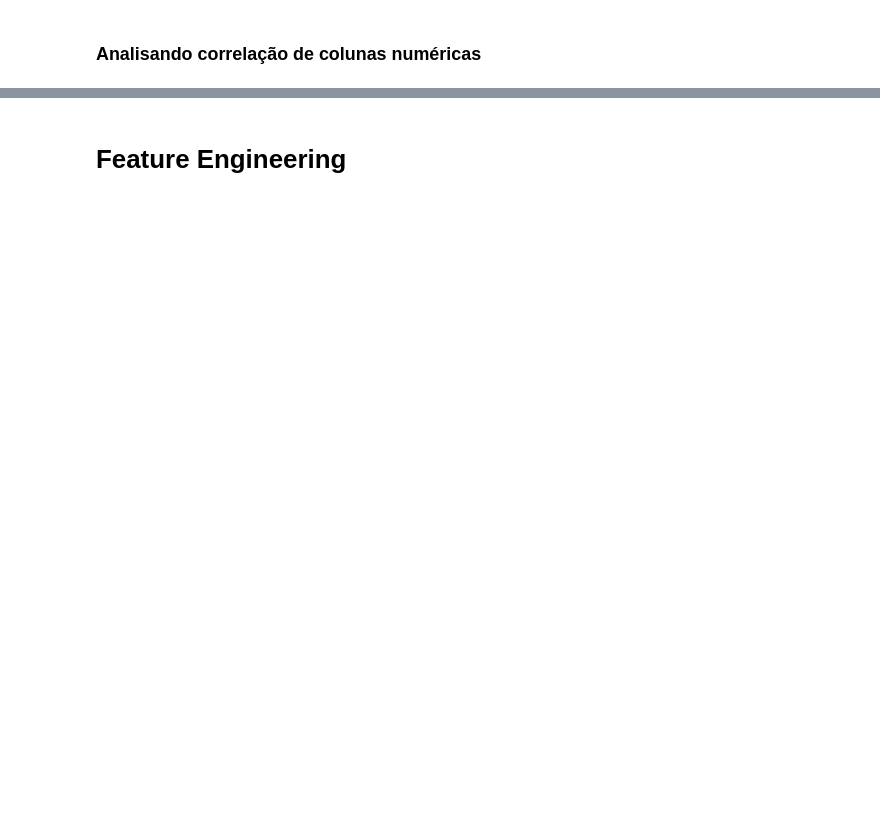
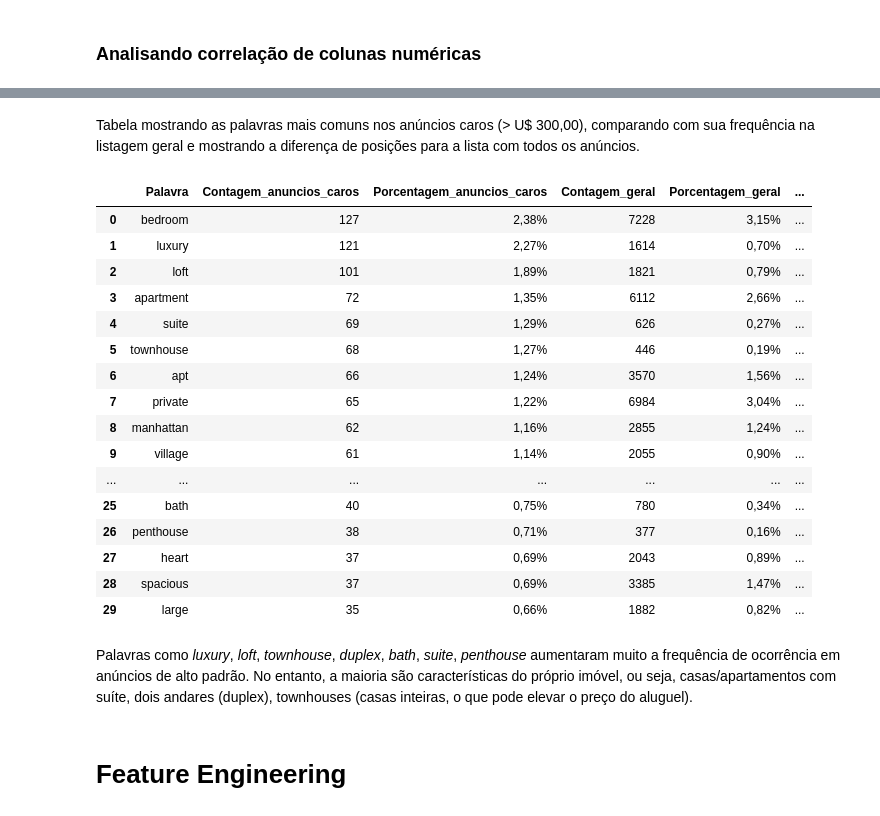
Before and after one commit to sch-paulo/LH_CD_PAULO, a Jupyter notebook: desafio.ipynb, the cells around one changed output, grey strips where cells are left out. Cells and saved outputs as stored; diff of their text form; code cells hidden in the pictures; blank space fills up the shorter version.

```diff
--- a/desafio.ipynb
+++ b/desafio.ipynb
@@ -780,0 +607,18 @@ display(tabela_diferenca.sort_values(by='diferenca_para_lista1', ascending=False
+# %%
+# Contando palavras nos anúncios caros (preço > U$ 300,00)
+anuncios_caros = pd.DataFrame(df2).query('price > 500')
+
+palavras_caras = (
+    anuncios_caros['nome'].dropna().astype(str).str.lower().str.replace(r'[^\w\s]', '')
+    .str.split().explode().loc[lambda x: ~x.isin(stop_words)]
+)
+palavras_caras_filtradas = palavras_caras[palavras_caras.str.len() > 2]
+
+contagem_palavras_caras = palavras_caras_filtradas.value_counts()
+
+percentual_palavras_caras = (
+    round(contagem_palavras_caras / len(palavras_caras_filtradas) * 100, 2)
+    .apply(lambda x: '{:.2f}%'.format(x)).str.replace('.', ',')
+)
+
+palavras_caras_ordenadas = contagem_palavras_caras.sort_values(ascending=False)
@@ -781,3 +674,43 @@ display(tabela_diferenca.sort_values(by='diferenca_para_lista1', ascending=False
+# %% [markdown]
+Tabela mostrando as palavras mais comuns nos anúncios caros (> U$ 300,00), comparando com sua frequência na listagem geral e mostrando a diferença de posições para a lista com todos os anúncios.
+# %%
+# Criando o dataframe com as informações
+tabela_combinada = pd.DataFrame({
+    'Palavra': contagem_palavras_caras.index,
+    'Contagem_anuncios_caros': contagem_palavras_caras.values,
+    'Porcentagem_anuncios_caros': percentual_palavras_caras.values,
+    'Contagem_geral': contagem_palavras.reindex(contagem_palavras_caras.index, fill_value=0).values,
+    'Porcentagem_geral': percentual_palavras.reindex(contagem_palavras_caras.index, fill_value='0,00%').values,
+
+})
+
+# Remover strings com comprimento menor do que 2
+tabela_combinada = tabela_combinada[tabela_combinada['Palavra'].str.len() > 2]
+
+# Juntar a tabela com a diferença no ranqueamento da lista de palavras caras para a lista geral
+tabela_final = pd.merge(tabela_combinada, tabela_diferenca[['Palavra', 'Diferenca_para_lista_geral']], on='Palavra', how='left')
+
+display(tabela_final.head(30))
+# %% [output]
+|  | Palavra | Contagem_anuncios_caros | Porcentagem_anuncios_caros | Contagem_geral | Porcentagem_geral | ... |
+| 0 | bedroom | 127 | 2,38% | 7228 | 3,15% | ... |
+| 1 | luxury | 121 | 2,27% | 1614 | 0,70% | ... |
+| 2 | loft | 101 | 1,89% | 1821 | 0,79% | ... |
+| 3 | apartment | 72 | 1,35% | 6112 | 2,66% | ... |
+| 4 | suite | 69 | 1,29% | 626 | 0,27% | ... |
+| 5 | townhouse | 68 | 1,27% | 446 | 0,19% | ... |
+| 6 | apt | 66 | 1,24% | 3570 | 1,56% | ... |
+| 7 | private | 65 | 1,22% | 6984 | 3,04% | ... |
+| 8 | manhattan | 62 | 1,16% | 2855 | 1,24% | ... |
+| 9 | village | 61 | 1,14% | 2055 | 0,90% | ... |
+| ... | ... | ... | ... | ... | ... | ... |
+| 25 | bath | 40 | 0,75% | 780 | 0,34% | ... |
+| 26 | penthouse | 38 | 0,71% | 377 | 0,16% | ... |
+| 27 | heart | 37 | 0,69% | 2043 | 0,89% | ... |
+| 28 | spacious | 37 | 0,69% | 3385 | 1,47% | ... |
+| 29 | large | 35 | 0,66% | 1882 | 0,82% | ... |
+# %% [markdown]
+Palavras como *luxury*, *loft*, *townhouse*, *duplex*, *bath*, *suite*, *penthouse* aumentaram muito a frequência de ocorrência em anúncios de alto padrão. No entanto, a maioria são características do próprio imóvel, ou seja, casas/apartamentos com suíte, dois andares (duplex), townhouses (casas inteiras, o que pode elevar o preço do aluguel).
 # %% [markdown]
 # Feature Engineering
 # %%
```
Also changed, not shown: parts of 40 cells of this notebook.
